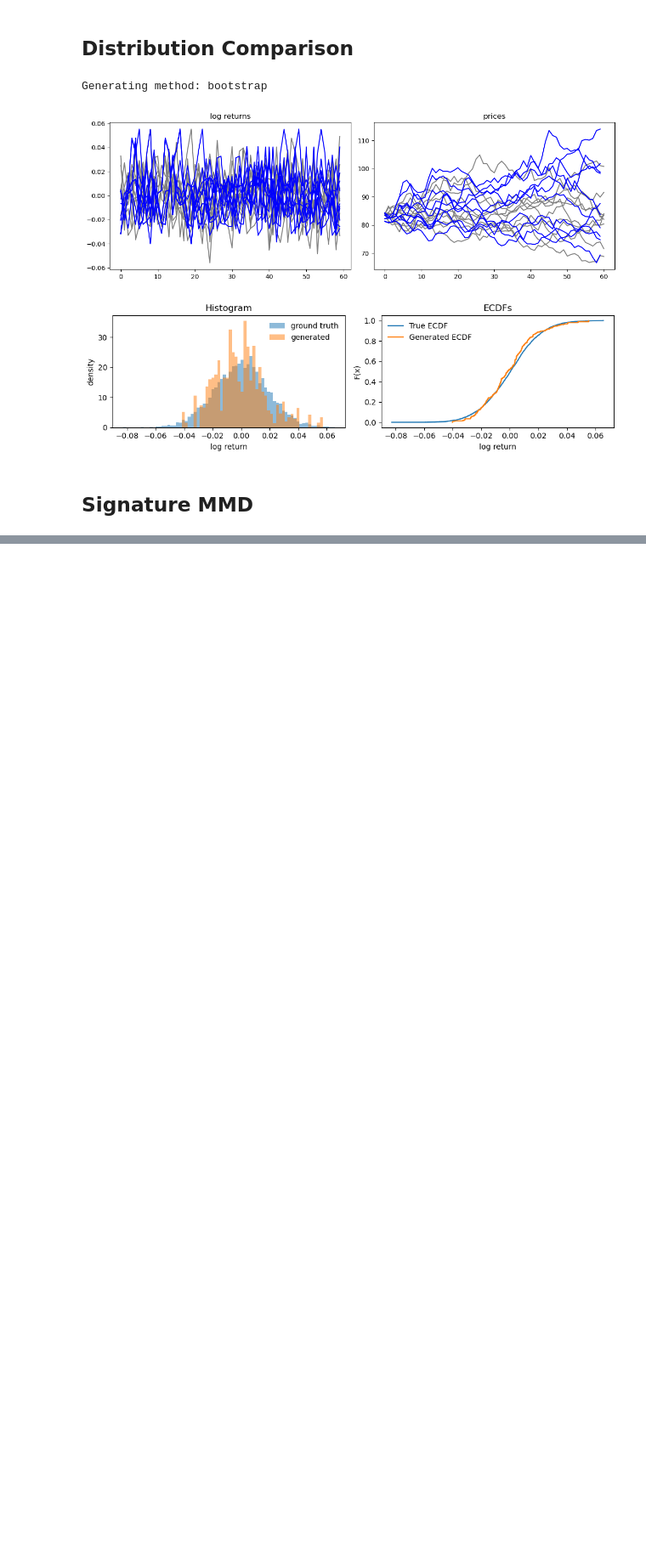
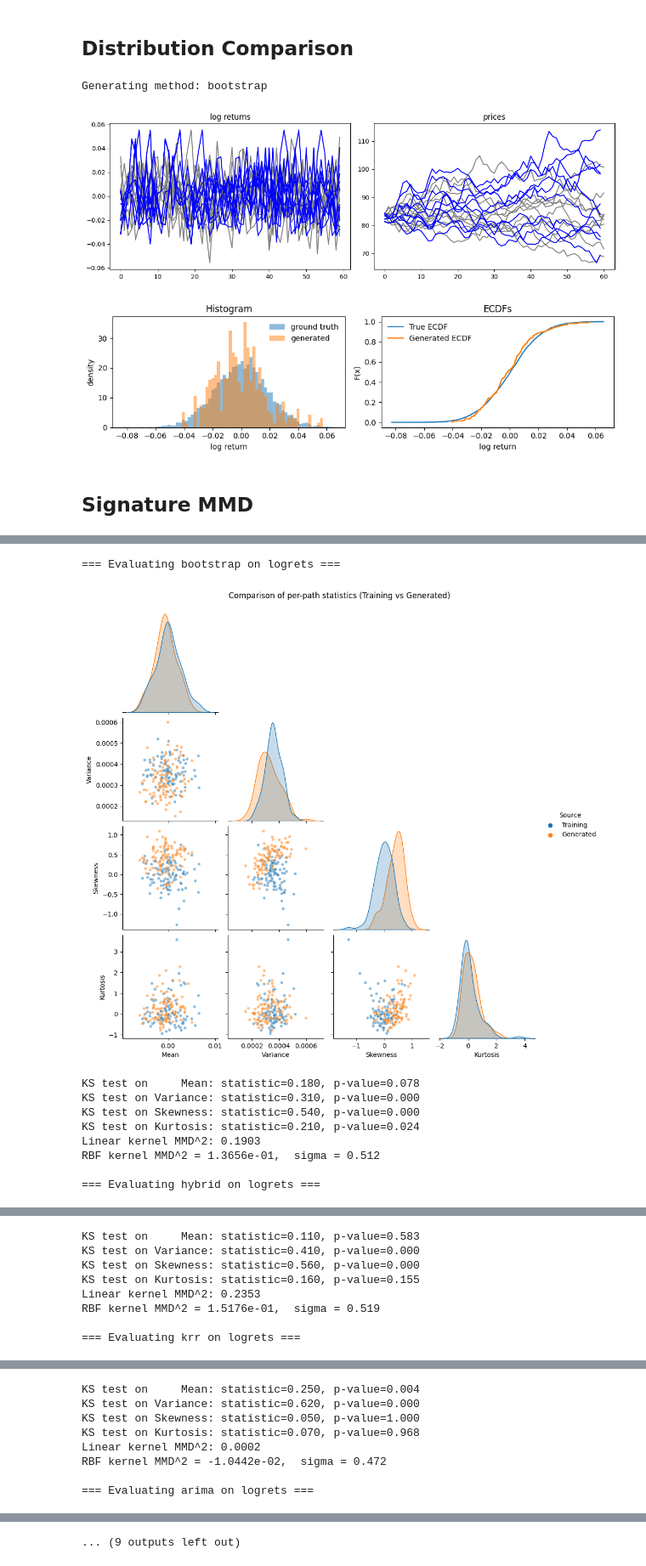
Before and after one commit to Violet-skyex/MSCF2025MLCapstone_Group10, a Jupyter notebook: eval_test.ipynb, the cells around one changed output, grey strips where cells are left out. Shown at 85% size. Drawn from its saved outputs; the diff is of its cells as text; code cells hidden in the pictures; blank space fills up the shorter version.

```diff
--- a/eval_test.ipynb
+++ b/eval_test.ipynb
@@ -161,0 +286,24 @@ pd.DataFrame(pd.Series(mmd))
+# %%
+res_log = evaluate_models(fut_prices, fut_logrets, gen_price, gen_logret, use="logret")
+res_px  = evaluate_models(fut_prices, fut_logrets, gen_price, gen_logret, use="price")
+
+print("\nSummary (log-returns):")
+for k, v in res_log.items():
+    print(f"{k:>10}: MMD^2_lin={v['mmd_linear']:.4e}, MMD^2_rbf={v['mmd_rbf']:.4e}, "
+          f"KS p-vals={np.round(v['ks_pvals'],3).tolist()}")
+
+print("\nSummary (prices):")
+for k, v in res_px.items():
+    print(f"{k:>10}: MMD^2_lin={v['mmd_linear']:.4e}, MMD^2_rbf={v['mmd_rbf']:.4e}, "
+          f"KS p-vals={np.round(v['ks_pvals'],3).tolist()}")
+# %% [output]
+=== Evaluating bootstrap on logrets ===
+[figure, added]
+KS test on     Mean: statistic=0.180, p-value=0.078
+KS test on Variance: statistic=0.310, p-value=0.000
+KS test on Skewness: statistic=0.540, p-value=0.000
+KS test on Kurtosis: statistic=0.210, p-value=0.024
+Linear kernel MMD^2: 0.1903
+RBF kernel MMD^2 = 1.3656e-01,  sigma = 0.512
+
+=== Evaluating hybrid on logrets ===
@@ -161,0 +311,8 @@ pd.DataFrame(pd.Series(mmd))
+KS test on     Mean: statistic=0.110, p-value=0.583
+KS test on Variance: statistic=0.410, p-value=0.000
+KS test on Skewness: statistic=0.560, p-value=0.000
+KS test on Kurtosis: statistic=0.160, p-value=0.155
+Linear kernel MMD^2: 0.2353
+RBF kernel MMD^2 = 1.5176e-01,  sigma = 0.519
+
+=== Evaluating krr on logrets ===
@@ -161,0 +320,8 @@ pd.DataFrame(pd.Series(mmd))
+KS test on     Mean: statistic=0.250, p-value=0.004
+KS test on Variance: statistic=0.620, p-value=0.000
+KS test on Skewness: statistic=0.050, p-value=1.000
+KS test on Kurtosis: statistic=0.070, p-value=0.968
+Linear kernel MMD^2: 0.0002
+RBF kernel MMD^2 = -1.0442e-02,  sigma = 0.472
+
+=== Evaluating arima on logrets ===
@@ -161,0 +347 @@ pd.DataFrame(pd.Series(mmd))
+... (9 outputs left out)
```
Also changed, not shown: parts of 14 cells of this notebook, 1 other file.
